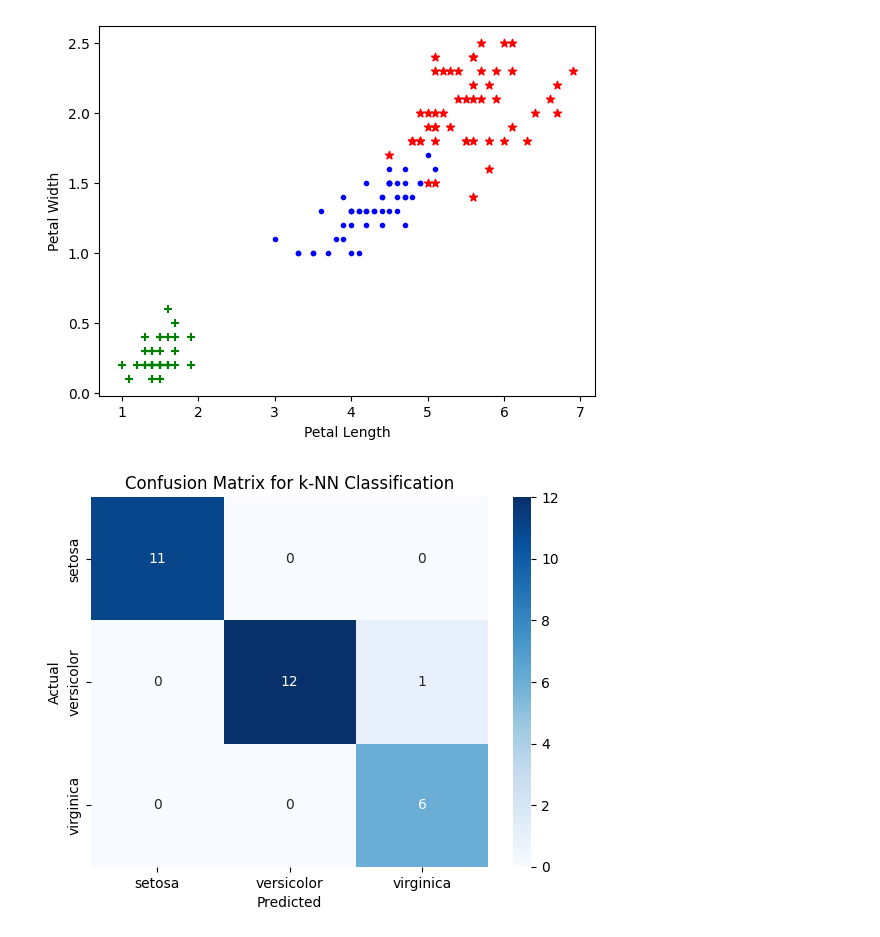
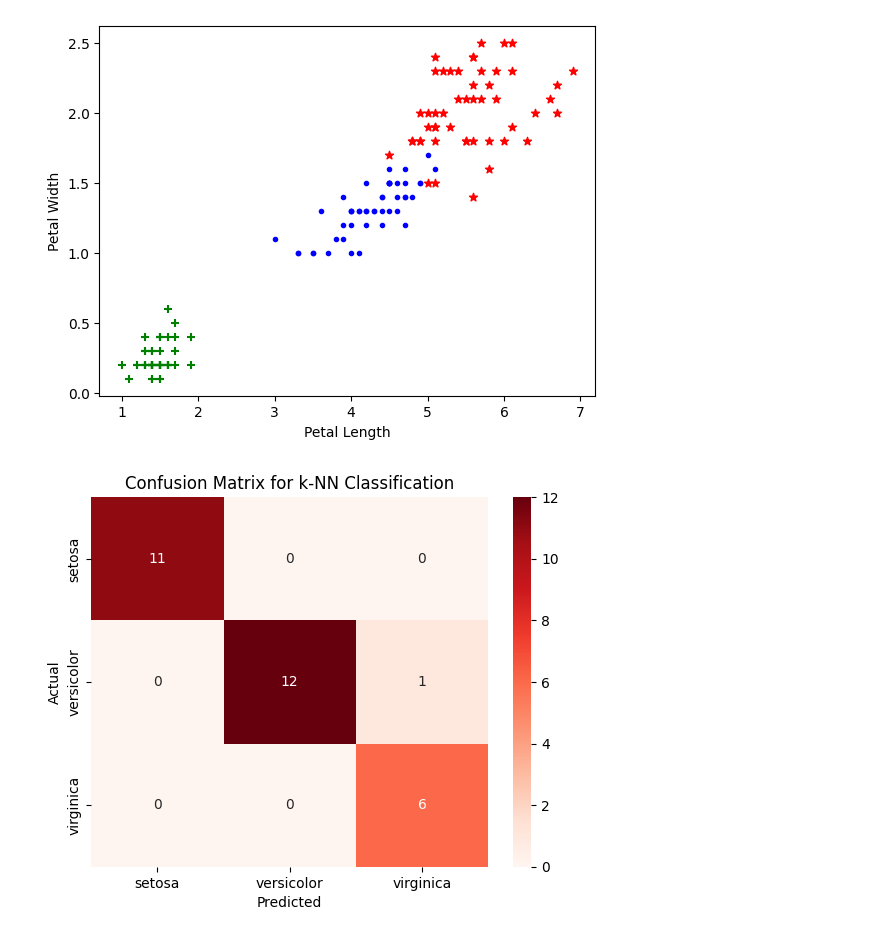
Before and after one commit to Keerthan0811/DV-LAB, a Jupyter notebook: PART_B_PYTHON/PROGRAM 5/main.ipynb, the cells around one changed output. Drawn from its saved outputs; the diff is of its cells as text; code cells hidden in the pictures.

```diff
--- a/PART_B_PYTHON/PROGRAM 5/main.ipynb
+++ b/PART_B_PYTHON/PROGRAM 5/main.ipynb
@@ -58,15 +57,15 @@ plt.show()
 # %%
 # Generate the confusion matrix
 conf_matrix = confusion_matrix(y_test, y_pred)
 
 
 # Visualize the confusion matrix using Seaborn heatmap (simplified)
-sns.heatmap(conf_matrix, annot=True, fmt="d", cmap="Blues", xticklabels=iris.target_names, yticklabels=iris.target_names)
+sns.heatmap(conf_matrix, annot=True, fmt="d", cmap="Reds", xticklabels=iris.target_names, yticklabels=iris.target_names)
 plt.xlabel('Predicted')
 plt.ylabel('Actual')
 plt.title('Confusion Matrix for k-NN Classification')
 plt.show()
 # %% [output]
-[figure, old version]
+[figure, new version]
 # %%
 # Let's reduce to two features (sepal length and sepal width) for easy plotting
```
Also changed, not shown: parts of 2 cells of this notebook, 4 other files.
